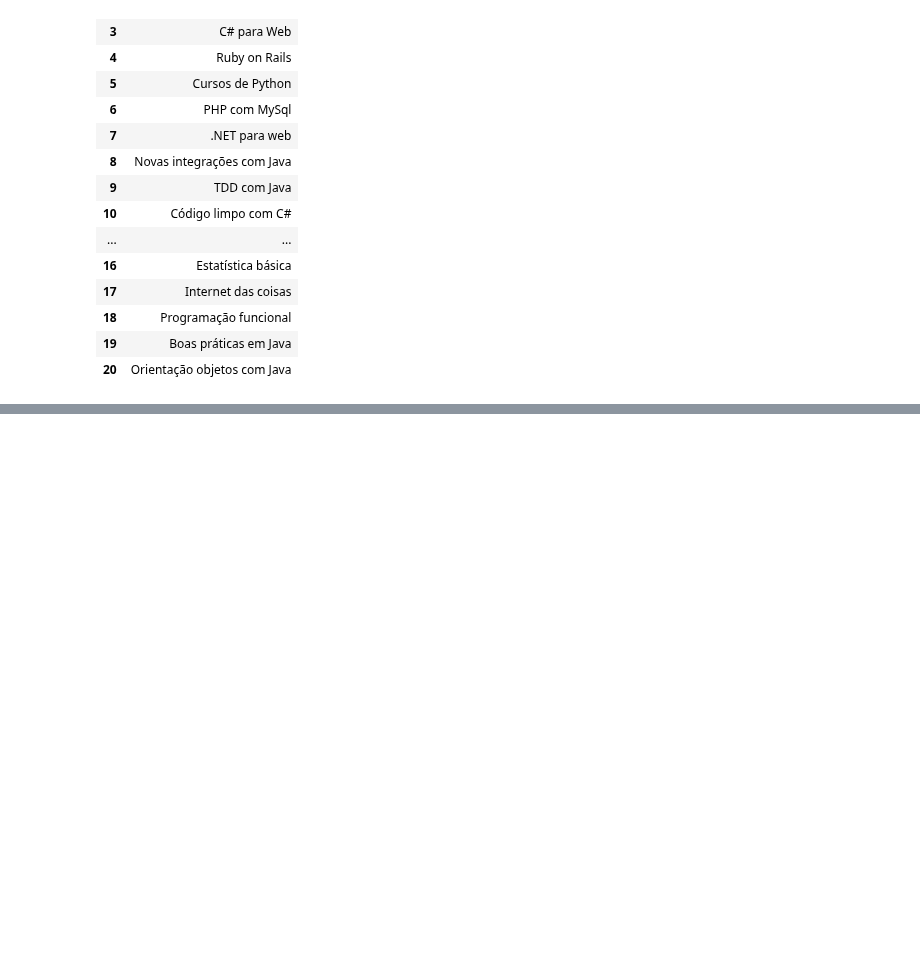
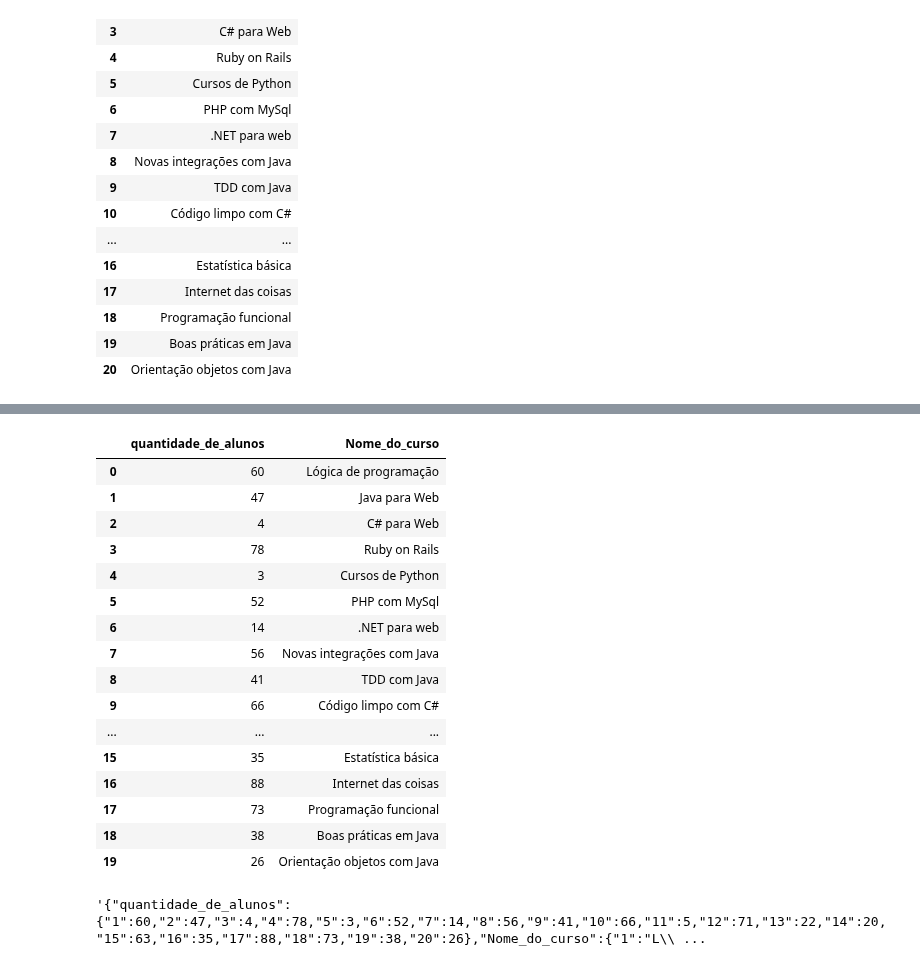
Before and after one commit to robcarv/Data_science_alura, a Jupyter notebook: Pandas_IO.ipynb, the cells around one changed output, grey strips where cells are left out. Saved outputs shown, nothing was run; the diff lists cells and outputs as text; code cells hidden in the pictures; blank space fills up the shorter version.

```diff
--- a/Pandas_IO.ipynb
+++ b/Pandas_IO.ipynb
@@ -358,0 +462,20 @@ cursos
+# %%
+pd.read_csv('matriculas_por_curso.csv')
+# %% [output]
+|  | quantidade_de_alunos | Nome_do_curso |
+| 0 | 60 | Lógica de programação |
+| 1 | 47 | Java para Web |
+| 2 | 4 | C# para Web |
+| 3 | 78 | Ruby on Rails |
+| 4 | 3 | Cursos de Python |
+| 5 | 52 | PHP com MySql |
+| 6 | 14 | .NET para web |
+| 7 | 56 | Novas integrações com Java |
+| 8 | 41 | TDD com Java |
+| 9 | 66 | Código limpo com C# |
+| ... | ... | ... |
+| 15 | 35 | Estatística básica |
+| 16 | 88 | Internet das coisas |
+| 17 | 73 | Programação funcional |
+| 18 | 38 | Boas práticas em Java |
+| 19 | 26 | Orientação objetos com Java |
@@ -358,0 +484,4 @@ cursos
+# %%
+matriculas_json
+# %% [output]
+'{"quantidade_de_alunos":{"1":60,"2":47,"3":4,"4":78,"5":3,"6":52,"7":14,"8":56,"9":41,"10":66,"11":5,"12":71,"13":22,"14":20,"15":63,"16":35,"17":88,"18":73,"19":38,"20":26},"Nome_do_curso":{"1":"L\\ ...
```
Also changed, not shown: parts of 41 cells of this notebook.
